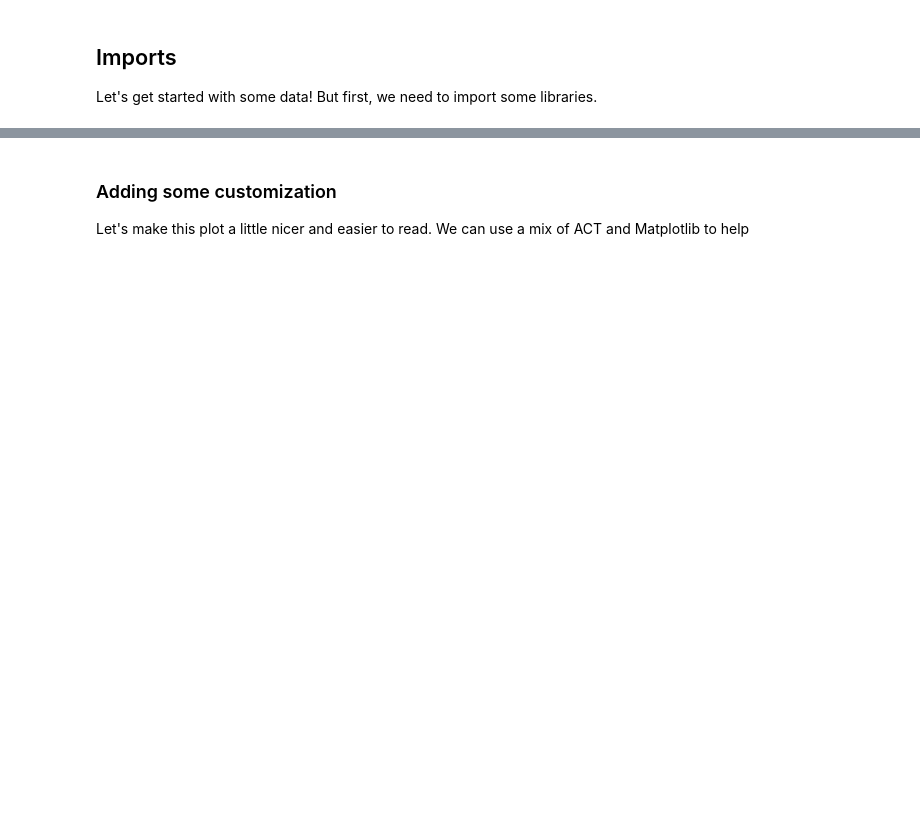
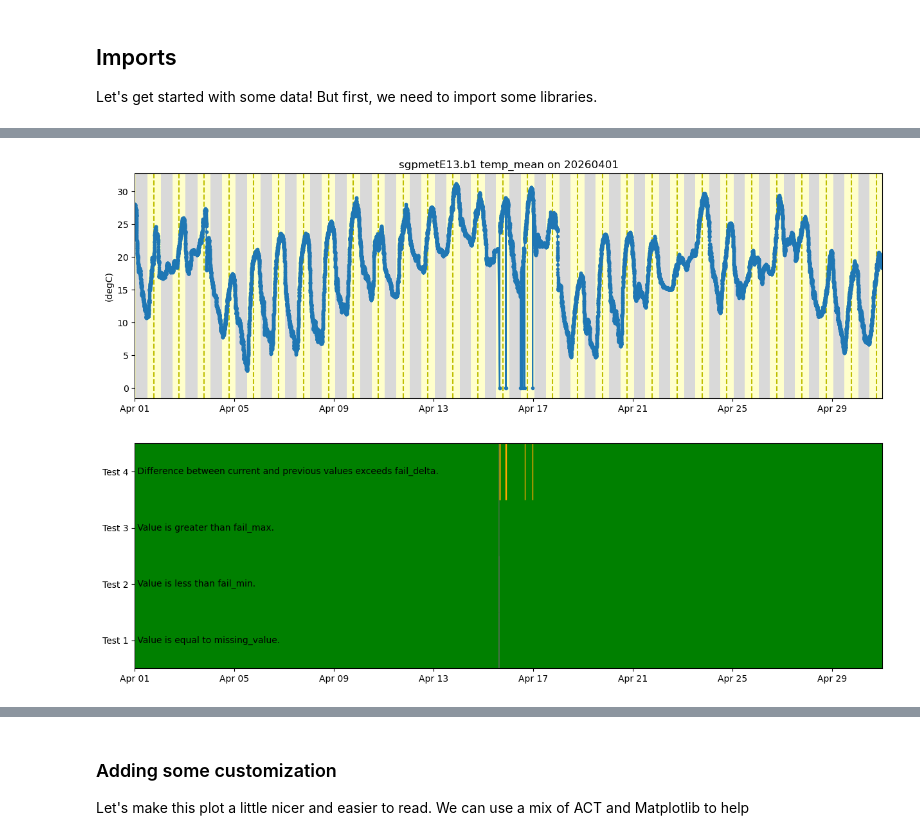
Before and after one commit to rcjackson/arm-summer-school-2026, a Jupyter notebook: notebooks/act/ACT-Basics-SGP.ipynb, the cells around one changed output, grey strips where cells are left out. Saved outputs shown, nothing was run; the diff lists cells and outputs as text; code cells hidden in the pictures; blank space fills up the shorter version.

```diff
--- a/notebooks/act/ACT-Basics-SGP.ipynb
+++ b/notebooks/act/ACT-Basics-SGP.ipynb
@@ -167,3 +243,12 @@ ARM also communicates problems with the data quality through Data Quality Report
     - Note: Data notes are a way to communicate information that would be useful to the end user but does not rise to the level of suspect or bad data
 
 Additionally, data quality information can be found in the Instrument Handbooks, which are included on most instrument pages.  Here is an [example](https://www.arm.gov/publications/tech_reports/handbooks/met_handbook.pdf) of the MET handbook.
+# %%
+# We can see that there's some missing data in the plot above so let's take a look at the embedded QC!
+# First, for many of the ACT QC features, we need to get the dataset more to CF standard and that
+# involves cleaning up some of the attributes and ways that ARM has historically handled QC
+ds_cf_met.clean.cleanup()
+
+# Query the ARM DQR Webservice
+variable = 'temp_mean'
+ds_cf_met = act.qc.add_dqr_to_qc(ds_cf_met, variable=variable)
@@ -170,23 +275,16 @@ Additionally, data quality information can be found in the Instrument Handbooks,
 # %%
-# We can see that there's some missing data in the plot above so let's take a look at the embedded QC!
-# First, for many of the ACT QC features, we need to get the dataset more to CF standard and that
-# involves cleaning up some of the attributes and ways that ARM has historically handled QC
-ds_smps.clean.cleanup()
-
-# Query the ARM DQR Webservice
-variable = 'total_N_conc'
-ds_smps = act.qc.add_dqr_to_qc(ds_smps, variable=variable)
-
 # Next, let's take a look at visualizing the quality control information
 # Create a plotting display object with 2 plots
-display = act.plotting.TimeSeriesDisplay(ds_smps, figsize=(15, 10), subplot_shape=(2,))
+display = act.plotting.TimeSeriesDisplay(ds_cf_met, figsize=(15, 10), subplot_shape=(2,))
 
 # Plot up the variable in the first plot
 display.plot(variable, subplot_index=(0,))
 
 # Plot up a day/night background
 display.day_night_background(subplot_index=(0,))
 
 # Plot up the QC variable in the second plot
 display.qc_flag_block_plot(variable, subplot_index=(1,))
 plt.show()
+# %% [output]
+[figure, added]
```
Also changed, not shown: parts of 37 cells of this notebook.
